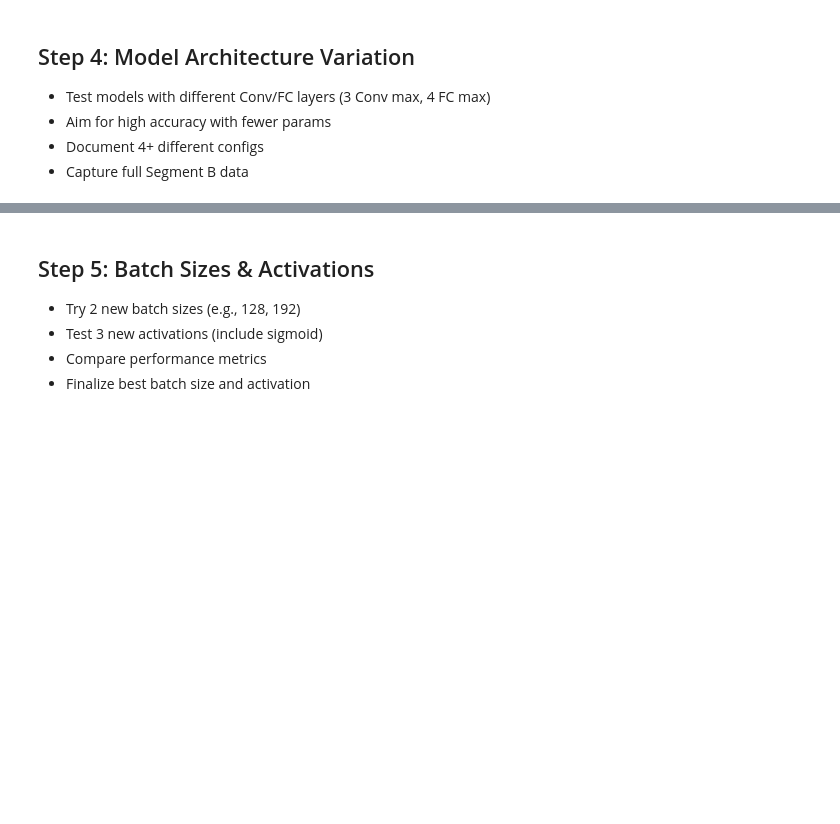
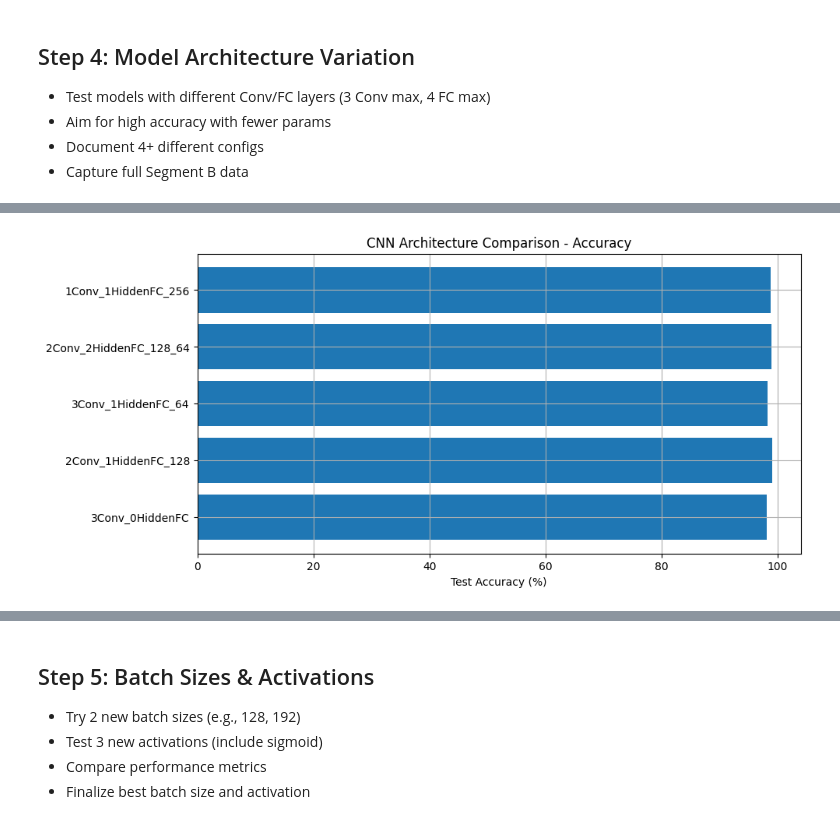
Before and after one commit to marwantosolve/Deep-Learning-Hyperparameter-Exploration-MNIST, a Jupyter notebook: Deep-Learning-Hyperparameter-Exploration-MNIST-Project.ipynb, the cells around one changed output, grey strips where cells are left out. Cells and saved outputs as stored; diff of their text form; code cells hidden in the pictures; blank space fills up the shorter version.

```diff
--- a/Deep-Learning-Hyperparameter-Exploration-MNIST-Project.ipynb
+++ b/Deep-Learning-Hyperparameter-Exploration-MNIST-Project.ipynb
@@ -457,0 +742,13 @@ else:
+# %%
+names = [res['name'] for res in arch_variation_results]
+accuracies = [res['accuracy']*100 for res in arch_variation_results]
+params = [res['params'] for res in arch_variation_results]
+
+plt.figure(figsize=(10, 5))
+plt.barh(names, accuracies)
+plt.xlabel("Test Accuracy (%)")
+plt.title("CNN Architecture Comparison - Accuracy")
+plt.grid(True)
+plt.show()
+# %% [output]
+[figure, added]
```
Also changed, not shown: parts of 32 cells of this notebook.
